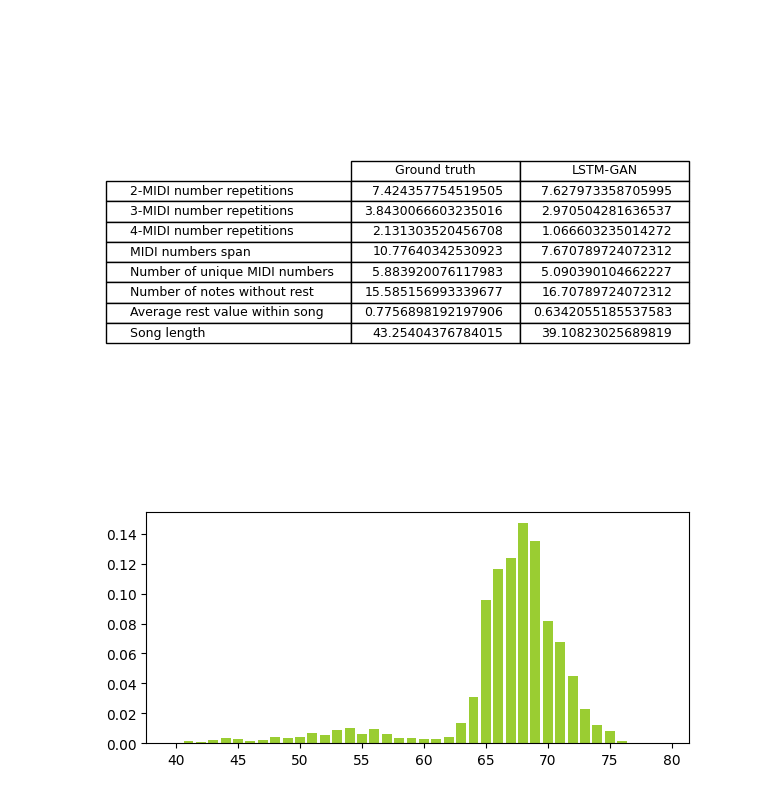
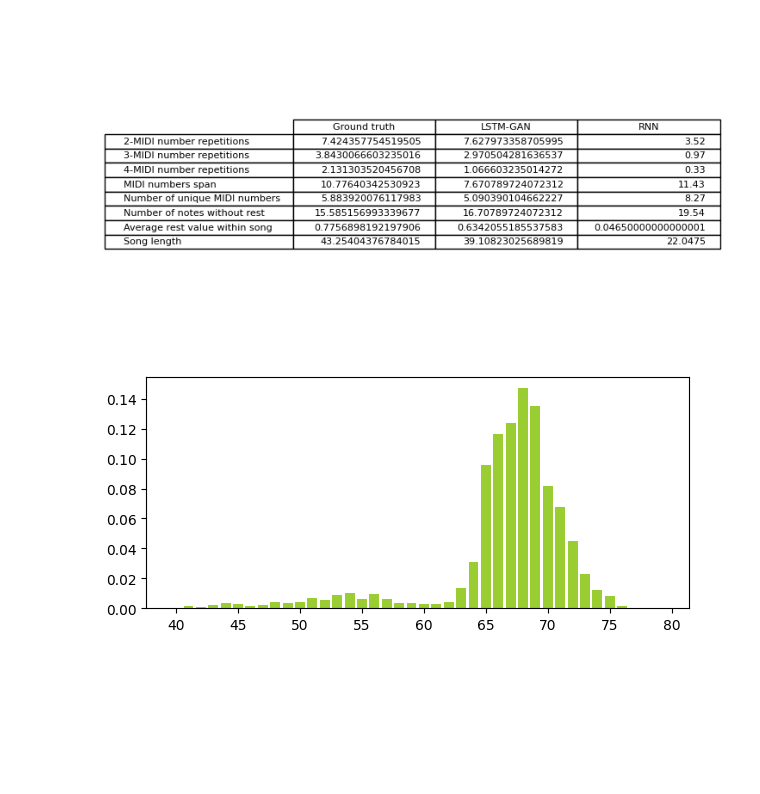
Before and after one commit to jj-haygurlhay/Lyrics2Melody, a Jupyter notebook: notebooks/quantitative_analysis_final.ipynb, the cells around one changed output. Saved outputs shown, nothing was run; the diff lists cells and outputs as text; code cells hidden in the pictures; blank space fills up the shorter version.

Commit message:
clamped analysis

```diff
--- a/notebooks/quantitative_analysis_final.ipynb
+++ b/notebooks/quantitative_analysis_final.ipynb
@@ -6,8 +6,10 @@ import matplotlib
 
 with open("/home/max/Documents/Univ/Lyrics2Melody/quantitative_analysis/lstm-gan_stats/gen_stats", "r") as f:
     lstm_results = json.loads(f.read())
-with open("/home/max/Documents/Univ/Lyrics2Melody/quantitative_analysis/seq2seq_stats/gen_stats", "r") as f:
-    rapport1_results = json.loads(f.read())
+with open("/home/max/Documents/Univ/Lyrics2Melody/quantitative_analysis/model_best/gen_stats", "r") as f:
+    rnn_results = json.loads(f.read())
+with open("/home/max/Documents/Univ/Lyrics2Melody/quantitative_analysis/model_best/gen_clamped_stats", "r") as f:
+    rnn_c_results = json.loads(f.read())
 with open("/home/max/Documents/Univ/Lyrics2Melody/quantitative_analysis/lstm-gan_stats/ref_stats", "r") as f:
     reference = json.loads(f.read())
 
@@ -71,15 +165,15 @@ plt.show()
 # %%
 keys = ["rep2", "rep3", "rep4", "span", "unique","restless", "avg_rest", "song_len"]
 # fig, ax = plt.subplots()
 # plt.patch.set_visible(False)
-plt.table(cellText=[[reference[key], lstm_results[key]]for key in keys], colLabels=["Ground truth", "LSTM-GAN"], rowLabels=["2-MIDI number repetitions","3-MIDI number repetitions","4-MIDI number repetitions","MIDI numbers span", "Number of unique MIDI numbers", "Number of notes without rest", "Average rest value within song", "Song length"], loc="center")
+plt.table(cellText=[[reference[key], lstm_results[key], rnn_results[key]]for key in keys], colLabels=["Ground truth", "LSTM-GAN", "RNN"], rowLabels=["2-MIDI number repetitions","3-MIDI number repetitions","4-MIDI number repetitions","MIDI numbers span", "Number of unique MIDI numbers", "Number of notes without rest", "Average rest value within song", "Song length"], loc="center")
 plt.axis('off')
-plt.axis('tight')
+# plt.axis('tight')
 plt.axis()
-plt.tight_layout()
+# plt.tight_layout()
 plt.show()
 # %% [output]
-[figure, old version]
+[figure, new version]
 # %%
 xrange = range(40, 80)
 barWidth = 0.4
```
Also changed, not shown: parts of 7 cells of this notebook, 6 other files.
